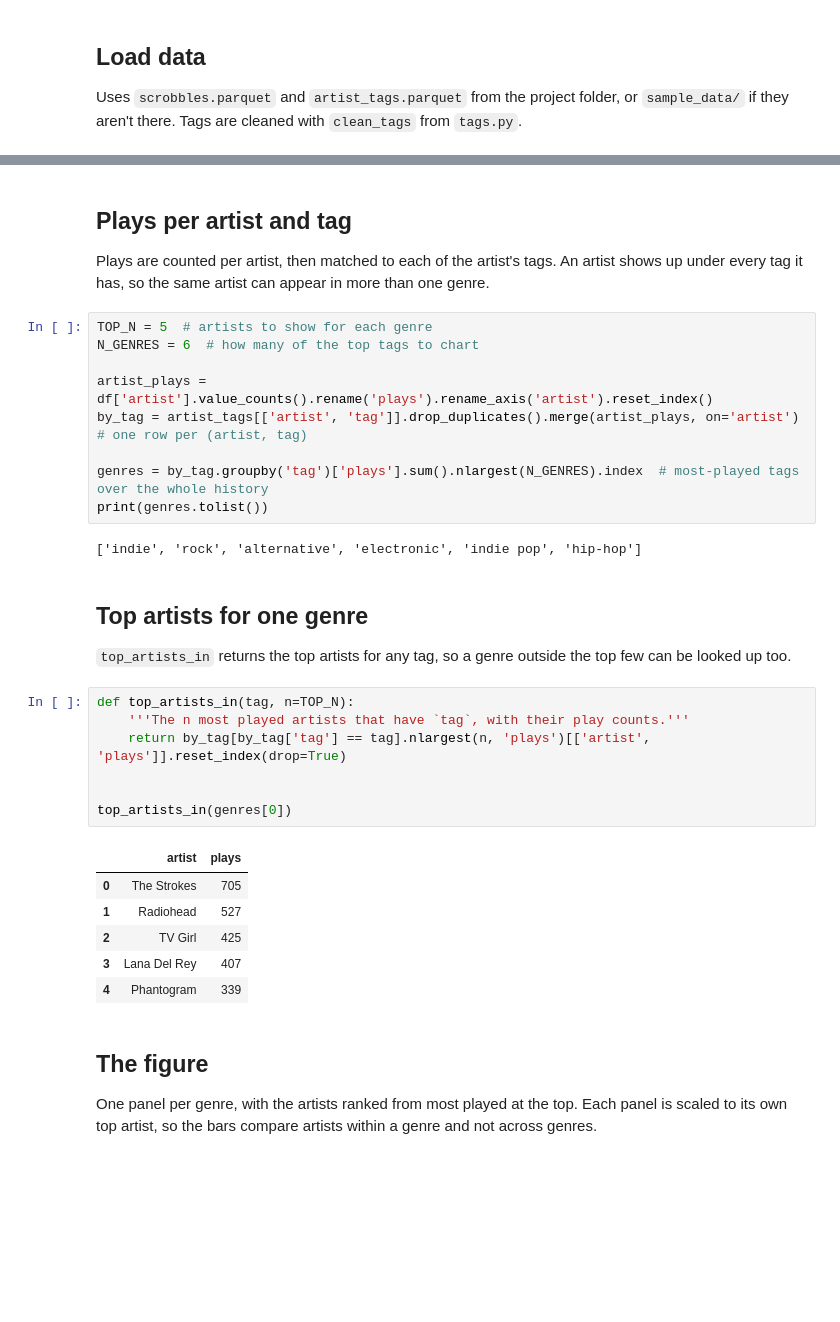
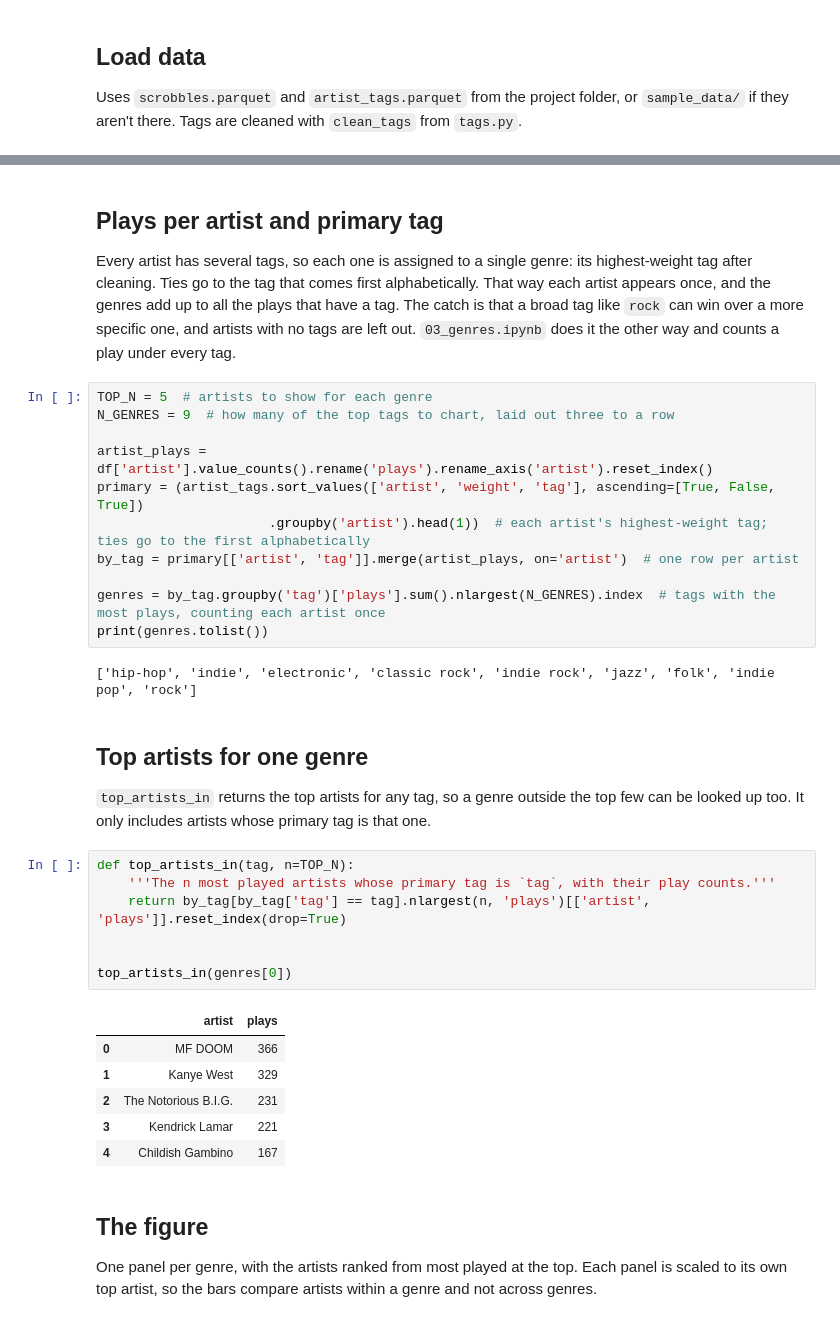
Before and after one commit to skumagai3/lastfm_data_demos, a Jupyter notebook: 09_top_artists_per_genre.ipynb, the cells around one changed output, grey strips where cells are left out. Saved outputs shown, nothing was run; the diff lists cells and outputs as text; blank space fills up the shorter version.

```diff
--- a/09_top_artists_per_genre.ipynb
+++ b/09_top_artists_per_genre.ipynb
@@ -24,38 +25,40 @@ print(df.shape, artist_tags.shape)
 data: .
 (34036, 5) (4985, 3)
 # %% [markdown]
-## Plays per artist and tag
+## Plays per artist and primary tag
 
-Plays are counted per artist, then matched to each of the artist's tags. An artist shows up under every tag it has, so the same artist can appear in more than one genre.
+Every artist has several tags, so each one is assigned to a single genre: its highest-weight tag after cleaning. Ties go to the tag that comes first alphabetically. That way each artist appears once, and the genres add up to all the plays that have a tag. The catch is that a broad tag like `rock` can win over a more specific one, and artists with no tags are left out. `03_genres.ipynb` does it the other way and counts a play under every tag.
 # %%
 TOP_N = 5  # artists to show for each genre
-N_GENRES = 6  # how many of the top tags to chart
+N_GENRES = 9  # how many of the top tags to chart, laid out three to a row
 
 artist_plays = df['artist'].value_counts().rename('plays').rename_axis('artist').reset_index()
-by_tag = artist_tags[['artist', 'tag']].drop_duplicates().merge(artist_plays, on='artist')  # one row per (artist, tag)
+primary = (artist_tags.sort_values(['artist', 'weight', 'tag'], ascending=[True, False, True])
+                      .groupby('artist').head(1))  # each artist's highest-weight tag; ties go to the first alphabetically
+by_tag = primary[['artist', 'tag']].merge(artist_plays, on='artist')  # one row per artist
 
-genres = by_tag.groupby('tag')['plays'].sum().nlargest(N_GENRES).index  # most-played tags over the whole history
+genres = by_tag.groupby('tag')['plays'].sum().nlargest(N_GENRES).index  # tags with the most plays, counting each artist once
 print(genres.tolist())
 # %% [output]
-['indie', 'rock', 'alternative', 'electronic', 'indie pop', 'hip-hop']
+['hip-hop', 'indie', 'electronic', 'classic rock', 'indie rock', 'jazz', 'folk', 'indie pop', 'rock']
 # %% [markdown]
 ## Top artists for one genre
 
-`top_artists_in` returns the top artists for any tag, so a genre outside the top few can be looked up too.
+`top_artists_in` returns the top artists for any tag, so a genre outside the top few can be looked up too. It only includes artists whose primary tag is that one.
 # %%
 def top_artists_in(tag, n=TOP_N):
-    '''The n most played artists that have `tag`, with their play counts.'''
+    '''The n most played artists whose primary tag is `tag`, with their play counts.'''
     return by_tag[by_tag['tag'] == tag].nlargest(n, 'plays')[['artist', 'plays']].reset_index(drop=True)
 
 
 top_artists_in(genres[0])
 # %% [output]
 |  | artist | plays |
-| 0 | The Strokes | 705 |
-| 1 | Radiohead | 527 |
-| 2 | TV Girl | 425 |
-| 3 | Lana Del Rey | 407 |
-| 4 | Phantogram | 339 |
+| 0 | MF DOOM | 366 |
+| 1 | Kanye West | 329 |
+| 2 | The Notorious B.I.G. | 231 |
+| 3 | Kendrick Lamar | 221 |
+| 4 | Childish Gambino | 167 |
 # %% [markdown]
 ## The figure
 
```
Also changed, not shown: parts of 6 cells of this notebook, 4 other files.
